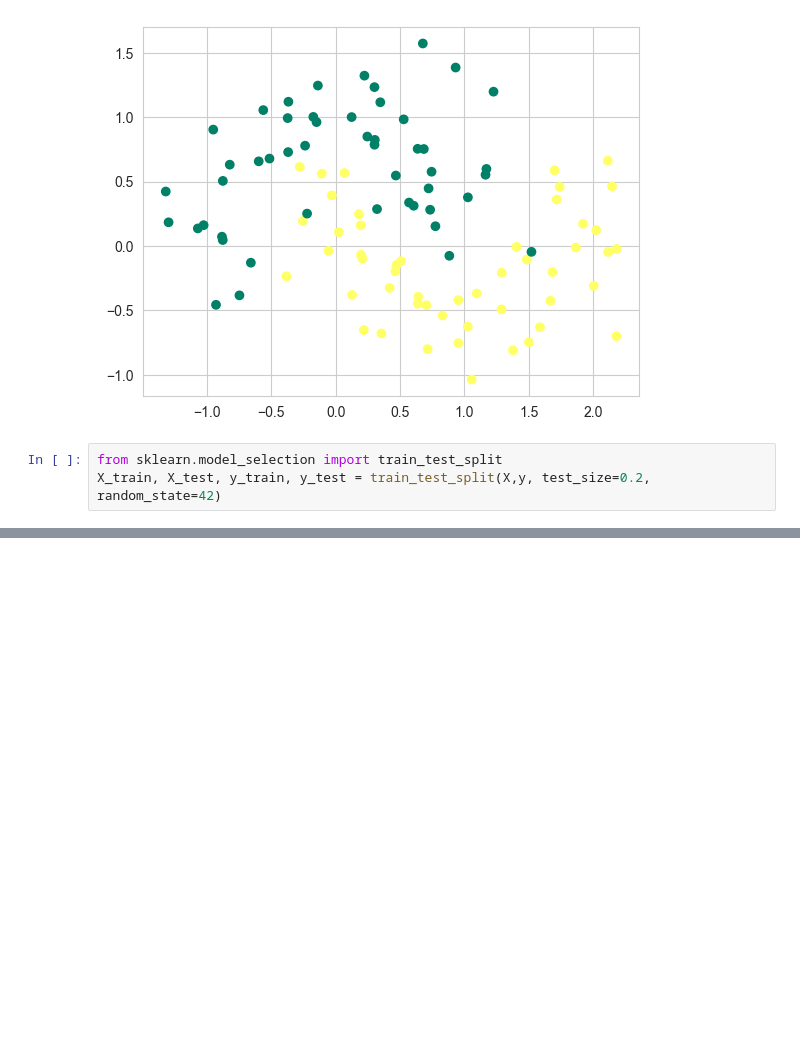
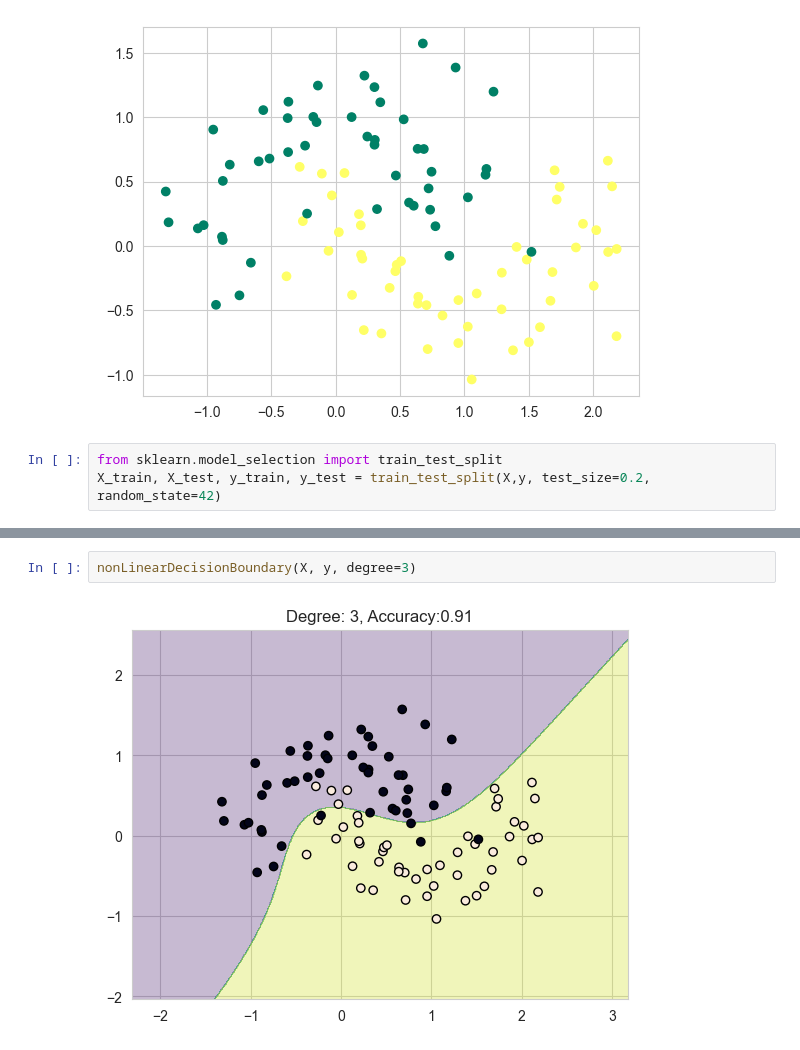
Before and after one commit to jhasan2026/MachineTrain_Lab, a Jupyter notebook: 6_Model/1_Supervised_Learning/3_Logistic_Regression/2_Using_Gradient_Descent/3_Polynomial_Classifier/1_Polynomial_Classification.ipynb, the cells around one changed output, grey strips where cells are left out. Saved outputs shown, nothing was run; the diff lists cells and outputs as text; blank space fills up the shorter version.

```diff
--- a/6_Model/1_Supervised_Learning/3_Logistic_Regression/2_Using_Gradient_Descent/3_Polynomial_Classifier/1_Polynomial_Classification.ipynb
+++ b/6_Model/1_Supervised_Learning/3_Logistic_Regression/2_Using_Gradient_Descent/3_Polynomial_Classifier/1_Polynomial_Classification.ipynb
@@ -47,0 +113,4 @@ plot_decision_regions(X.values, y.values.astype("int"), lr, legend=2)
+# %%
+nonLinearDecisionBoundary(X, y, degree=3)
+# %% [output]
+[figure, added]
```
Also changed, not shown: parts of 11 cells of this notebook, 24 other files.
